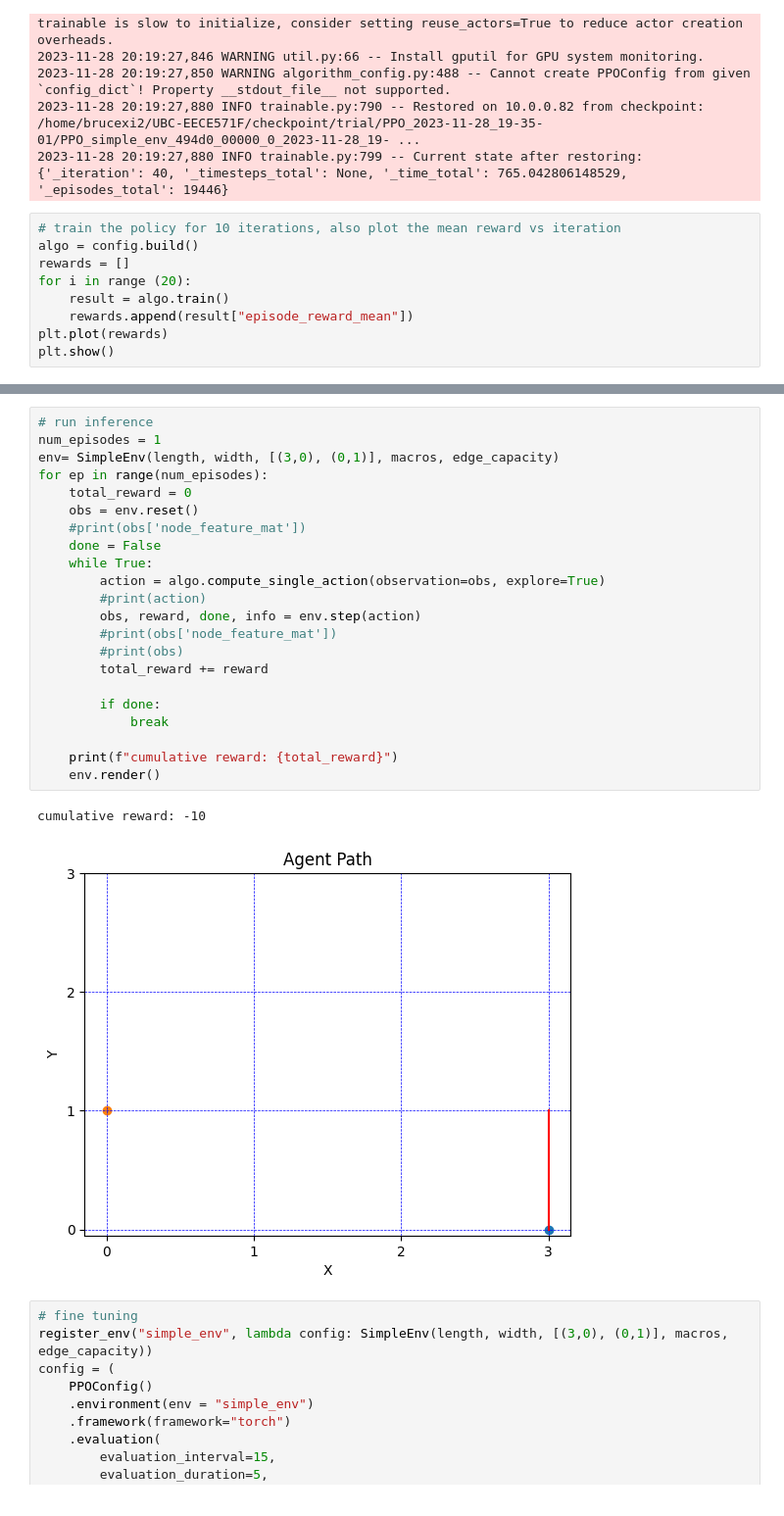
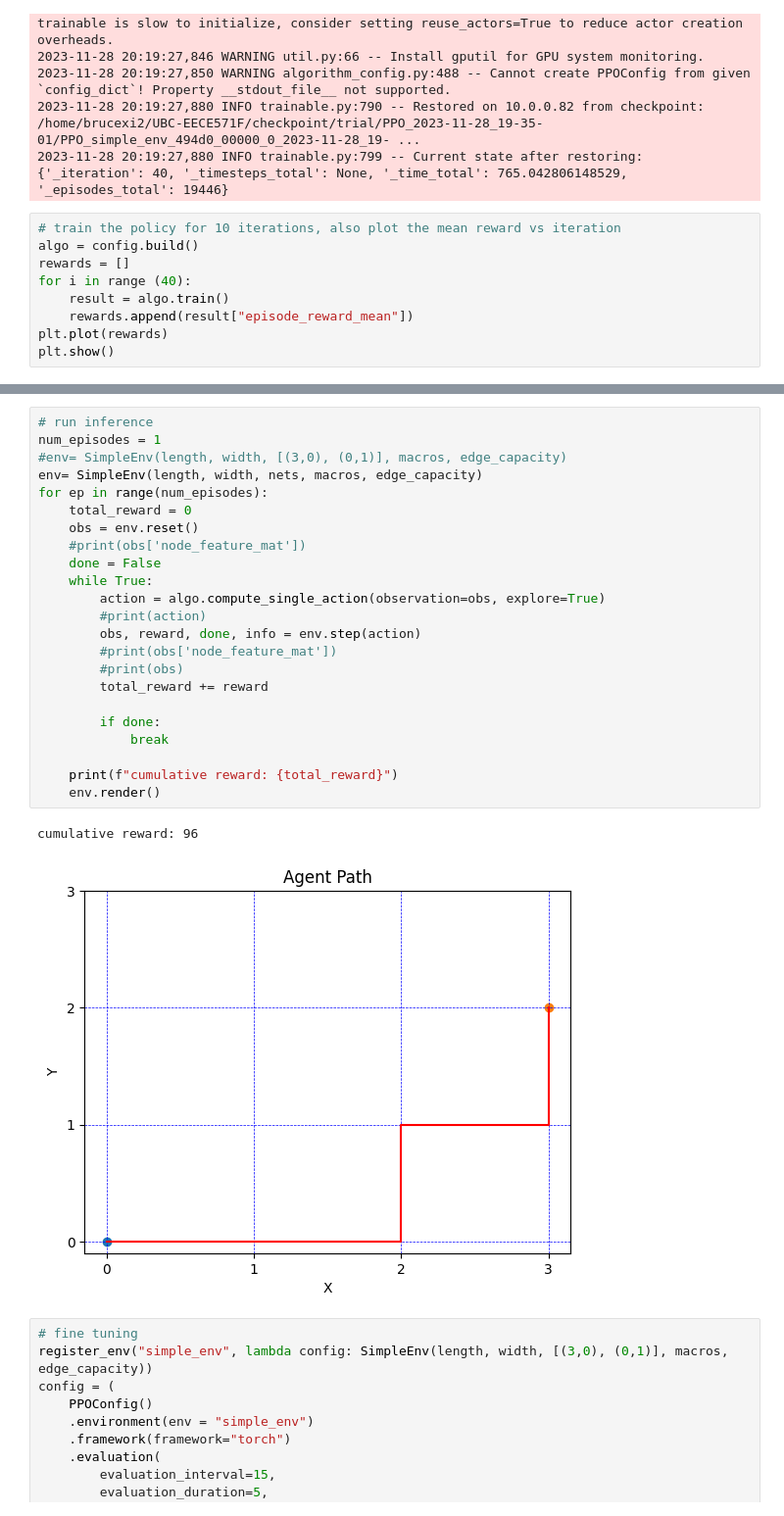
Before and after one commit to brucexi999/UBC-EECE571F, a Jupyter notebook: source/demo.ipynb, the cells around one changed output, grey strips where cells are left out. Shown: that part at 98% size. Saved outputs shown, nothing was run; the diff lists cells and outputs as text.

```diff
--- a/source/demo.ipynb
+++ b/source/demo.ipynb
@@ -178,7 +177,7 @@ algo.restore(ckpt)
 # train the policy for 10 iterations, also plot the mean reward vs iteration
 algo = config.build()
 rewards = []
-for i in range (20):
+for i in range (40):
     result = algo.train()
     rewards.append(result["episode_reward_mean"])
 plt.plot(rewards)
@@ -205,28 +211,29 @@ plt.show()
 # %%
 # run inference
 num_episodes = 1
-env= SimpleEnv(length, width, [(3,0), (0,1)], macros, edge_capacity)
+#env= SimpleEnv(length, width, [(3,0), (0,1)], macros, edge_capacity)
+env= SimpleEnv(length, width, nets, macros, edge_capacity)
 for ep in range(num_episodes):
     total_reward = 0
     obs = env.reset()
     #print(obs['node_feature_mat'])
     done = False
     while True:
         action = algo.compute_single_action(observation=obs, explore=True)
         #print(action)
         obs, reward, done, info = env.step(action)
         #print(obs['node_feature_mat'])
         #print(obs)
         total_reward += reward
 
         if done:
             break
 
     print(f"cumulative reward: {total_reward}")
     env.render()
 # %% [output]
-cumulative reward: -10
+cumulative reward: 96
-[figure, old version]
+[figure, new version]
 # %%
 # fine tuning
 register_env("simple_env", lambda config: SimpleEnv(length, width, [(3,0), (0,1)], macros, edge_capacity))
```
Also changed, not shown: parts of 5 cells of this notebook, 10 other files.
